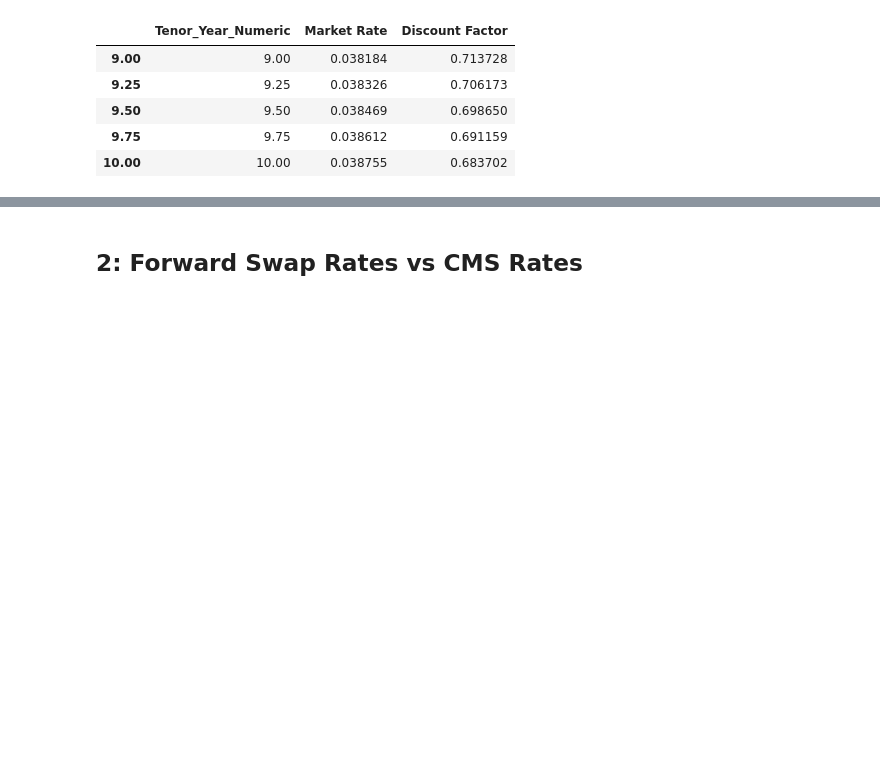
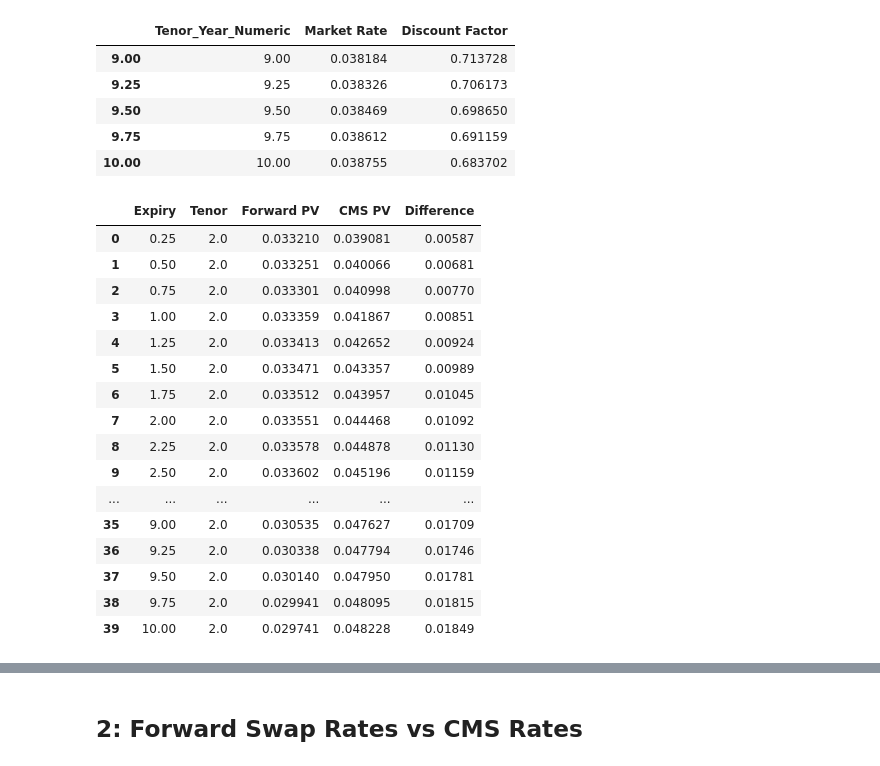
Before and after one commit to Gregtwl/QF605_Assignment, a Jupyter notebook: Answer_Deck_Part3.ipynb, the cells around one changed output, grey strips where cells are left out. Cells and saved outputs as stored; diff of their text form; code cells hidden in the pictures; blank space fills up the shorter version.

```diff
--- a/Answer_Deck_Part3.ipynb
+++ b/Answer_Deck_Part3.ipynb
@@ -724,6 +725,26 @@ df_cms_2y = pd.concat(
     ],
     axis=1
 ).sort_values(['Expiry', 'Tenor'])
+# %%
+df_cms_2y
+# %% [output]
+|  | Expiry | Tenor | Forward PV | CMS PV | Difference |
+| 0 | 0.25 | 2.0 | 0.033210 | 0.039081 | 0.00587 |
+| 1 | 0.50 | 2.0 | 0.033251 | 0.040066 | 0.00681 |
+| 2 | 0.75 | 2.0 | 0.033301 | 0.040998 | 0.00770 |
+| 3 | 1.00 | 2.0 | 0.033359 | 0.041867 | 0.00851 |
+| 4 | 1.25 | 2.0 | 0.033413 | 0.042652 | 0.00924 |
+| 5 | 1.50 | 2.0 | 0.033471 | 0.043357 | 0.00989 |
+| 6 | 1.75 | 2.0 | 0.033512 | 0.043957 | 0.01045 |
+| 7 | 2.00 | 2.0 | 0.033551 | 0.044468 | 0.01092 |
+| 8 | 2.25 | 2.0 | 0.033578 | 0.044878 | 0.01130 |
+| 9 | 2.50 | 2.0 | 0.033602 | 0.045196 | 0.01159 |
+| ... | ... | ... | ... | ... | ... |
+| 35 | 9.00 | 2.0 | 0.030535 | 0.047627 | 0.01709 |
+| 36 | 9.25 | 2.0 | 0.030338 | 0.047794 | 0.01746 |
+| 37 | 9.50 | 2.0 | 0.030140 | 0.047950 | 0.01781 |
+| 38 | 9.75 | 2.0 | 0.029941 | 0.048095 | 0.01815 |
+| 39 | 10.00 | 2.0 | 0.029741 | 0.048228 | 0.01849 |
 # %%
 df_cms_2y['CMS PV'].sum()
 # %% [output]
```
Also changed, not shown: parts of 14 cells of this notebook, 1 other file.
